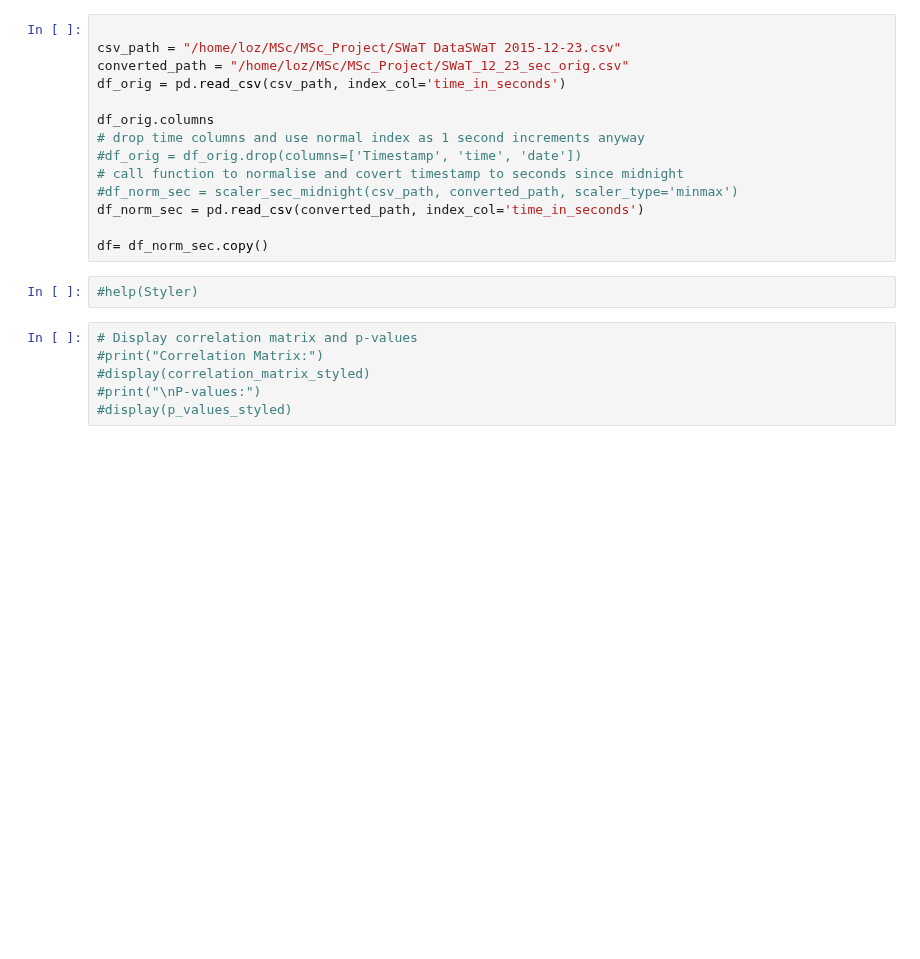
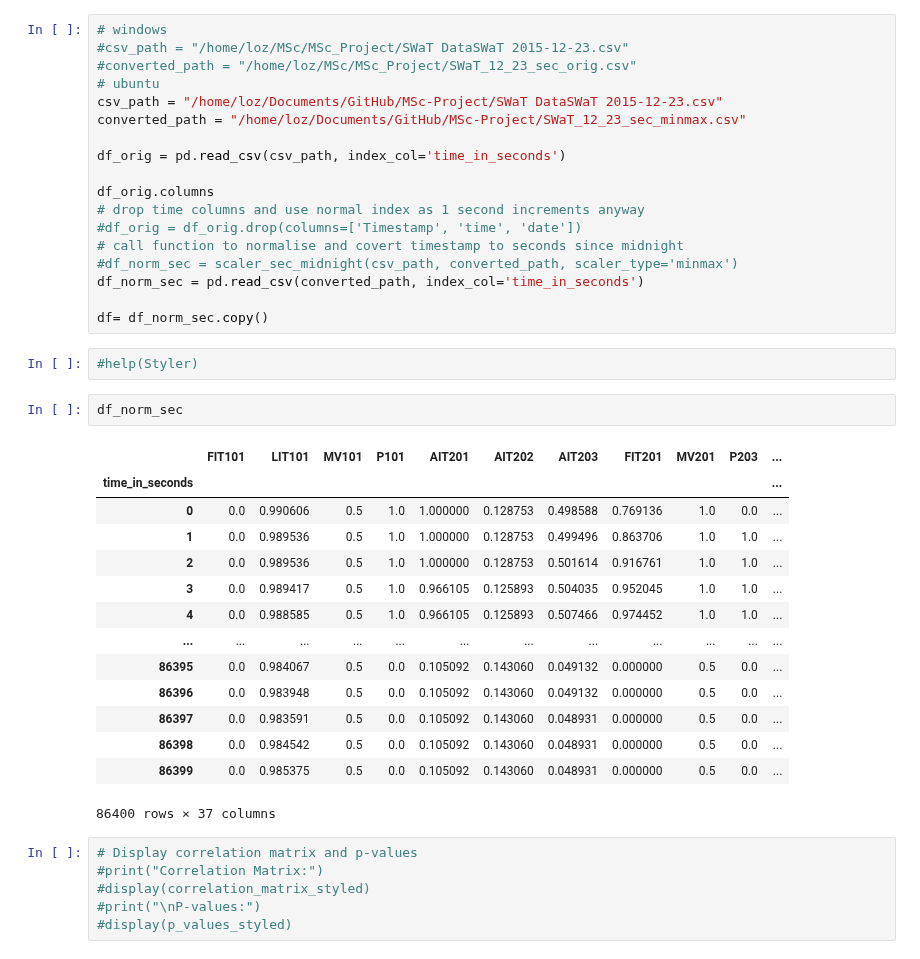
Before and after one commit to lozferatu/MSc-Project, a Jupyter notebook: final_code/first_exploration.ipynb, the cells around one changed output. Saved outputs shown, nothing was run; the diff lists cells and outputs as text; blank space fills up the shorter version.

```diff
--- a/final_code/first_exploration.ipynb
+++ b/final_code/first_exploration.ipynb
@@ -47,9 +47,13 @@ from component_module import Component, plot_correlation_network, plot_component
 # %% [markdown]
 See range of values in each column so allow filtering of unchanging values before correlation matrix.
 # %%
+# windows
+#csv_path = "/home/loz/MSc/MSc_Project/SWaT DataSWaT 2015-12-23.csv"
+#converted_path = "/home/loz/MSc/MSc_Project/SWaT_12_23_sec_orig.csv"
+# ubuntu
+csv_path = "/home/loz/Documents/GitHub/MSc-Project/SWaT DataSWaT 2015-12-23.csv"
+converted_path = "/home/loz/Documents/GitHub/MSc-Project/SWaT_12_23_sec_minmax.csv"
 
-csv_path = "/home/loz/MSc/MSc_Project/SWaT DataSWaT 2015-12-23.csv"
-converted_path = "/home/loz/MSc/MSc_Project/SWaT_12_23_sec_orig.csv"
 df_orig = pd.read_csv(csv_path, index_col='time_in_seconds')
 
 df_orig.columns
@@ -62,6 +66,23 @@ df_norm_sec = pd.read_csv(converted_path, index_col='time_in_seconds')
 df= df_norm_sec.copy()
 # %%
 #help(Styler)
+# %%
+df_norm_sec
+# %% [output]
+|  | FIT101 | LIT101 | MV101 | P101 | AIT201 | AIT202 | AIT203 | FIT201 | MV201 | P203 | ... |
+| time_in_seconds |  |  |  |  |  |  |  |  |  |  | ... |
+| 0 | 0.0 | 0.990606 | 0.5 | 1.0 | 1.000000 | 0.128753 | 0.498588 | 0.769136 | 1.0 | 0.0 | ... |
+| 1 | 0.0 | 0.989536 | 0.5 | 1.0 | 1.000000 | 0.128753 | 0.499496 | 0.863706 | 1.0 | 1.0 | ... |
+| 2 | 0.0 | 0.989536 | 0.5 | 1.0 | 1.000000 | 0.128753 | 0.501614 | 0.916761 | 1.0 | 1.0 | ... |
+| 3 | 0.0 | 0.989417 | 0.5 | 1.0 | 0.966105 | 0.125893 | 0.504035 | 0.952045 | 1.0 | 1.0 | ... |
+| 4 | 0.0 | 0.988585 | 0.5 | 1.0 | 0.966105 | 0.125893 | 0.507466 | 0.974452 | 1.0 | 1.0 | ... |
+| ... | ... | ... | ... | ... | ... | ... | ... | ... | ... | ... | ... |
+| 86395 | 0.0 | 0.984067 | 0.5 | 0.0 | 0.105092 | 0.143060 | 0.049132 | 0.000000 | 0.5 | 0.0 | ... |
+| 86396 | 0.0 | 0.983948 | 0.5 | 0.0 | 0.105092 | 0.143060 | 0.049132 | 0.000000 | 0.5 | 0.0 | ... |
+| 86397 | 0.0 | 0.983591 | 0.5 | 0.0 | 0.105092 | 0.143060 | 0.048931 | 0.000000 | 0.5 | 0.0 | ... |
+| 86398 | 0.0 | 0.984542 | 0.5 | 0.0 | 0.105092 | 0.143060 | 0.048931 | 0.000000 | 0.5 | 0.0 | ... |
+| 86399 | 0.0 | 0.985375 | 0.5 | 0.0 | 0.105092 | 0.143060 | 0.048931 | 0.000000 | 0.5 | 0.0 | ... |
+86400 rows × 37 columns
 # %%
 # Display correlation matrix and p-values
 #print("Correlation Matrix:")
```
Also changed, not shown: parts of 1 cell of this notebook, 1 other file.
